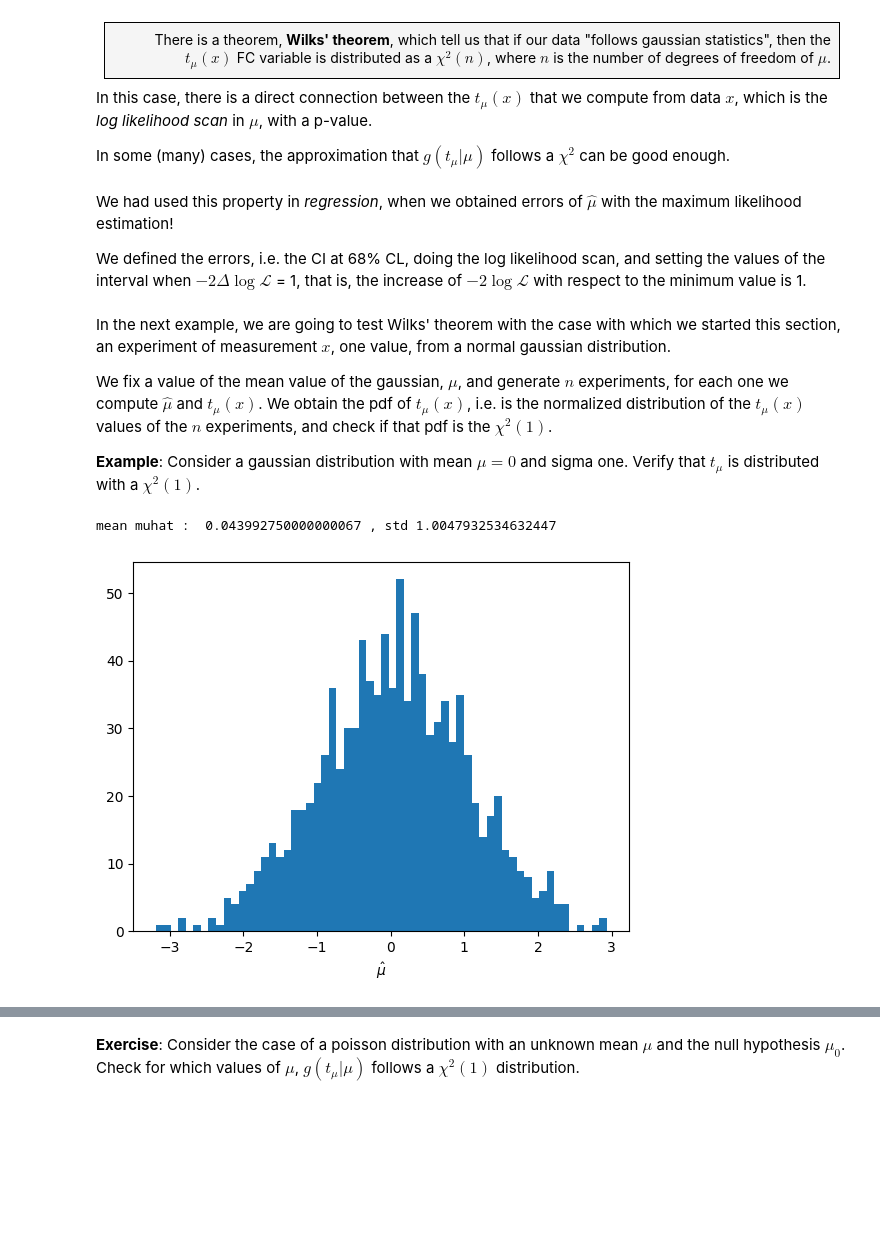
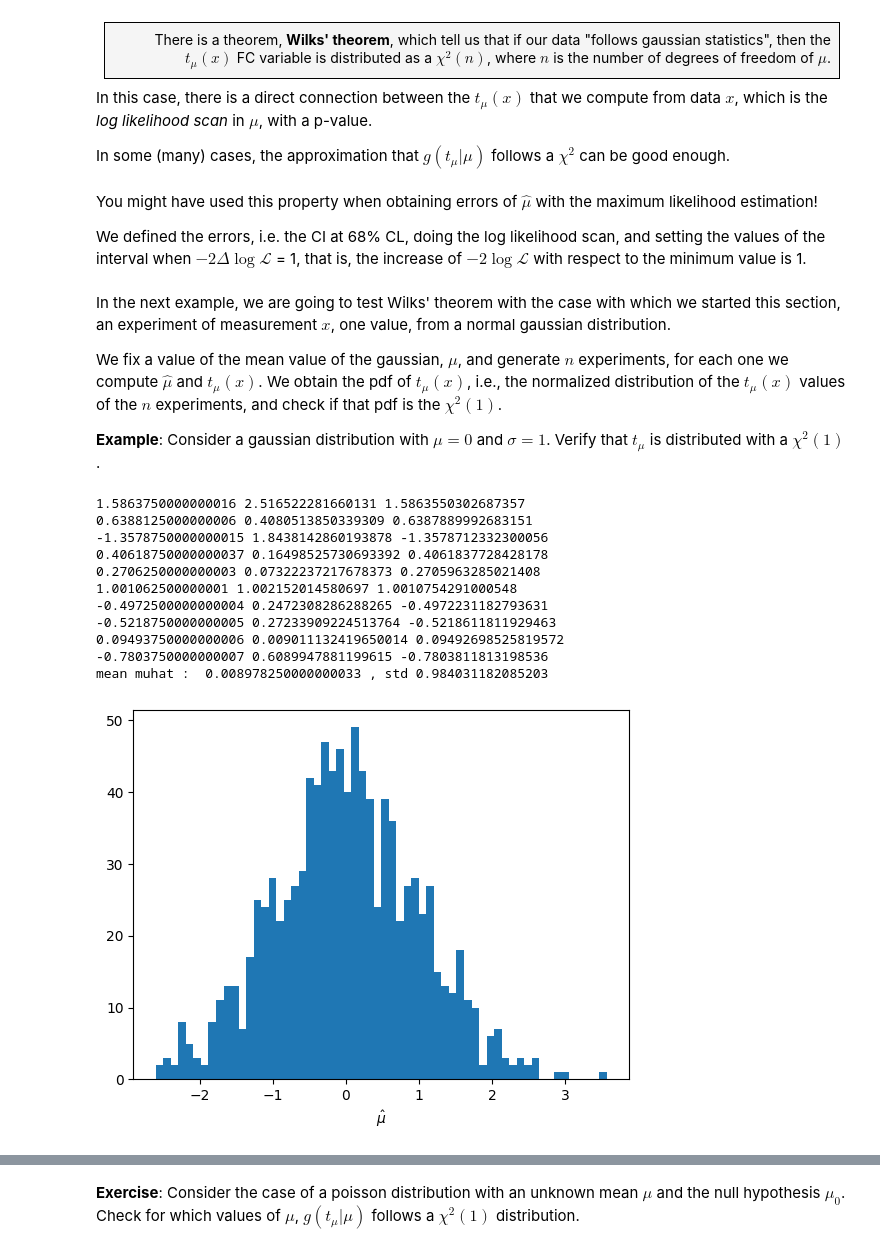
Before and after one commit to xabiercidvidal/USC-TA, a Jupyter notebook: ta_hypothesis_test_composite.ipynb, the cells around one changed output, grey strips where cells are left out. Drawn from its saved outputs; the diff is of its cells as text; code cells hidden in the pictures; blank space fills up the shorter version.

```diff
--- a/ta_hypothesis_test_composite.ipynb
+++ b/ta_hypothesis_test_composite.ipynb
@@ -181,28 +181,39 @@ In this case, there is a direct connection between the $t_\mu(x)$ that we comput
 
 In some (many) cases, the approximation that $g(t_\mu | \mu)$ follows a $\chi^2$ can be good enough.
 # %% [markdown]
-We had used this property in *regression*, when we obtained errors of $\hat{\mu}$ with the maximum likelihood estimation!
+You might have used this property when obtaining errors of $\hat{\mu}$ with the maximum likelihood estimation!
 
 We defined the errors, i.e. the CI at 68% CL, doing the log likelihood scan, and setting the values of the interval when $-2\Delta\log \mathcal{L}$ = 1, that is, the increase of $-2\log\mathcal{L}$ with respect to the minimum value is 1.
 # %% [markdown]
 In the next example, we are going to test Wilks' theorem with the case with which we started this section, an experiment of measurement $x$, one value, from a normal gaussian distribution.
 
-We fix a value of the mean value of the gaussian, $\mu$, and generate $n$ experiments, for each one we compute $\hat{\mu}$ and $t_\mu(x)$. We obtain the pdf of $t_\mu(x)$, i.e. is the normalized distribution of the $t_\mu(x)$ values of the $n$ experiments, and check if that pdf is the $\chi^2(1)$.
+We fix a value of the mean value of the gaussian, $\mu$, and generate $n$ experiments, for each one we compute $\hat{\mu}$ and $t_\mu(x)$. We obtain the pdf of $t_\mu(x)$, i.e., the normalized distribution of the $t_\mu(x)$ values of the $n$ experiments, and check if that pdf is the $\chi^2(1)$.
 
-**Example**: Consider a gaussian distribution with mean $\mu=0$ and sigma one. Verify that $t_\mu$ is distributed with a $\chi^2(1)$.
+**Example**: Consider a gaussian distribution with $\mu=0$ and $\sigma=1$. Verify that $t_\mu$ is distributed with a $\chi^2(1)$.
 # %%
 mu, sigma, size  = 0., 1., 1000
-par, mask = (mu, sigma), (True, False)
+par, mask = (mu, sigma), (True, False) ## mask indicates which paramaters are free to vary
 rv        = stats.norm
 xs        = rv.rvs(mu, sigma, size = size)
 ht        = htcore.htcomposite(rv, par, mask = mask)
 muhats    = [float(ht.mubest(xi)[0])  for xi in xs]
 tmus      = [ht.tmu(xi, mu)        for xi in xs]
+for i in range(10): print(muhats[i],tmus[i],xs[i])
 print('mean muhat : ', np.mean(muhats), ', std', np.std(muhats))
 plt.hist(muhats, 60); plt.xlabel(r'$\hat{\mu}$');
 # %% [output]
-mean muhat :  0.043992750000000067 , std 1.0047932534632447
+1.5863750000000016 2.516522281660131 1.5863550302687357
+0.6388125000000006 0.4080513850339309 0.6387889992683151
+-1.3578750000000015 1.8438142860193878 -1.3578712332300056
+0.40618750000000037 0.16498525730693392 0.4061837728428178
+0.2706250000000003 0.07322237217678373 0.2705963285021408
+1.001062500000001 1.002152014580697 1.0010754291000548
+-0.4972500000000004 0.2472308286288265 -0.4972231182793631
+-0.5218750000000005 0.27233909224513764 -0.5218611811929463
+0.09493750000000006 0.009011132419650014 0.09492698525819572
+-0.7803750000000007 0.6089947881199615 -0.7803811813198536
+mean muhat :  0.008978250000000033 , std 0.984031182085203
-[figure, old version]
+[figure, new version]
 # %%
 htplot.chi2_test(tmus, nbins = 100, label = r'$t_\mu$')
 # %% [output]
```
Also changed, not shown: parts of 28 cells of this notebook, 25 other files.
